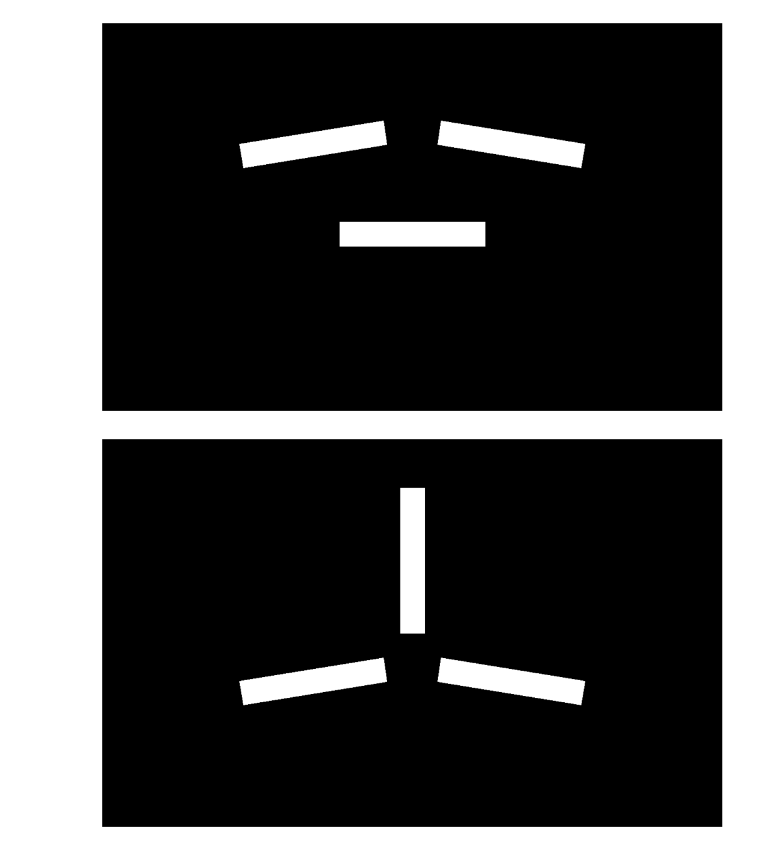
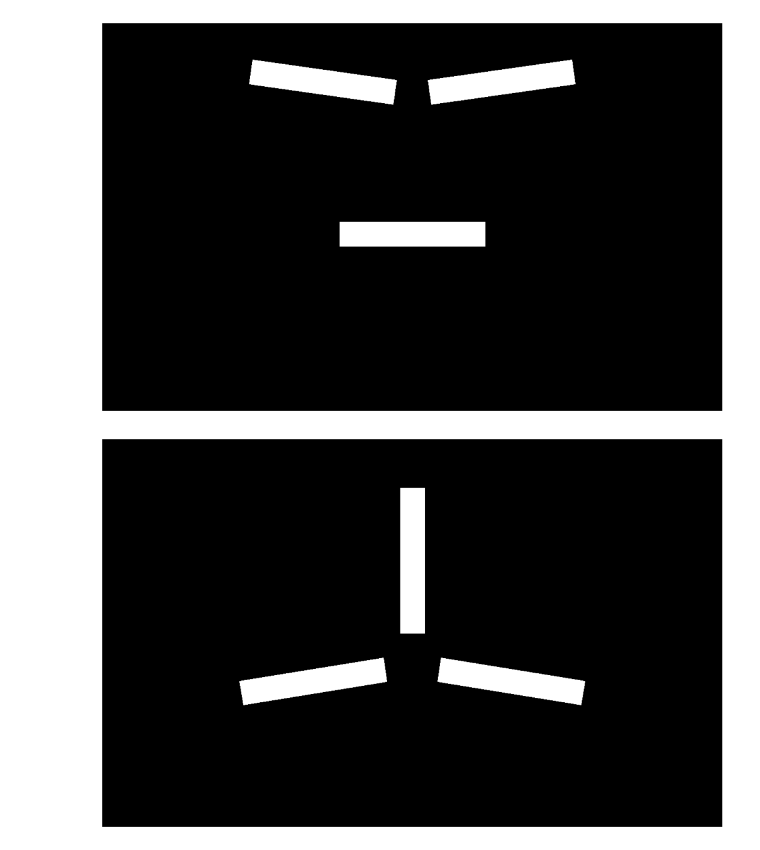
Before and after one commit to scliu7/useful_stuff, a Jupyter notebook: active_matters/draw_bars/draw_bar_from_coord.ipynb, the cells around one changed output. Cells and saved outputs as stored; diff of their text form; code cells hidden in the pictures.

```diff
--- a/active_matters/draw_bars/draw_bar_from_coord.ipynb
+++ b/active_matters/draw_bars/draw_bar_from_coord.ipynb
@@ -85,26 +85,26 @@ def rotate_configuration(coords, angles, rotation_angle):
 # %%
 # Define input values
 size = (50, 300)  # width, height
-coords = [(-35, 0), (150, 204.082), (150, -204.082)]  # x, y coordinates of bars
-angles = [90, -99.184, 99.184]  # angles of bars
+coords = [(-35, 0), (278.5, 184.9), (278.5, -184.9)]  # x, y coordinates of bars
+angles = [90, 98.021409, -98.021409]  # angles of bars
 
 # Rotate the bar configuration by 90 degrees
 rotation_angle = 90
 rotated_coords, rotated_angles = rotate_configuration(coords, angles, rotation_angle)
 
 
 image = draw_bars(size, rotated_coords, rotated_angles)
 
 # Save the image as a TIFF file
-save_tiff('translation_shortest.tif', image)
+save_tiff('translation_optimized_ver2.tif', image)
 
 # Display the image
 plt.figure(figsize=(12.8, 8))
 plt.imshow(image, cmap='gray', origin='upper')
 plt.axis('off')
 plt.show()
 # %% [output]
-[figure, old version]
+[figure, new version]
 # %%
 # Define input values
 size = (50, 300)  # width, height
```
Also changed, not shown: parts of 3 cells of this notebook, 2 other files.
